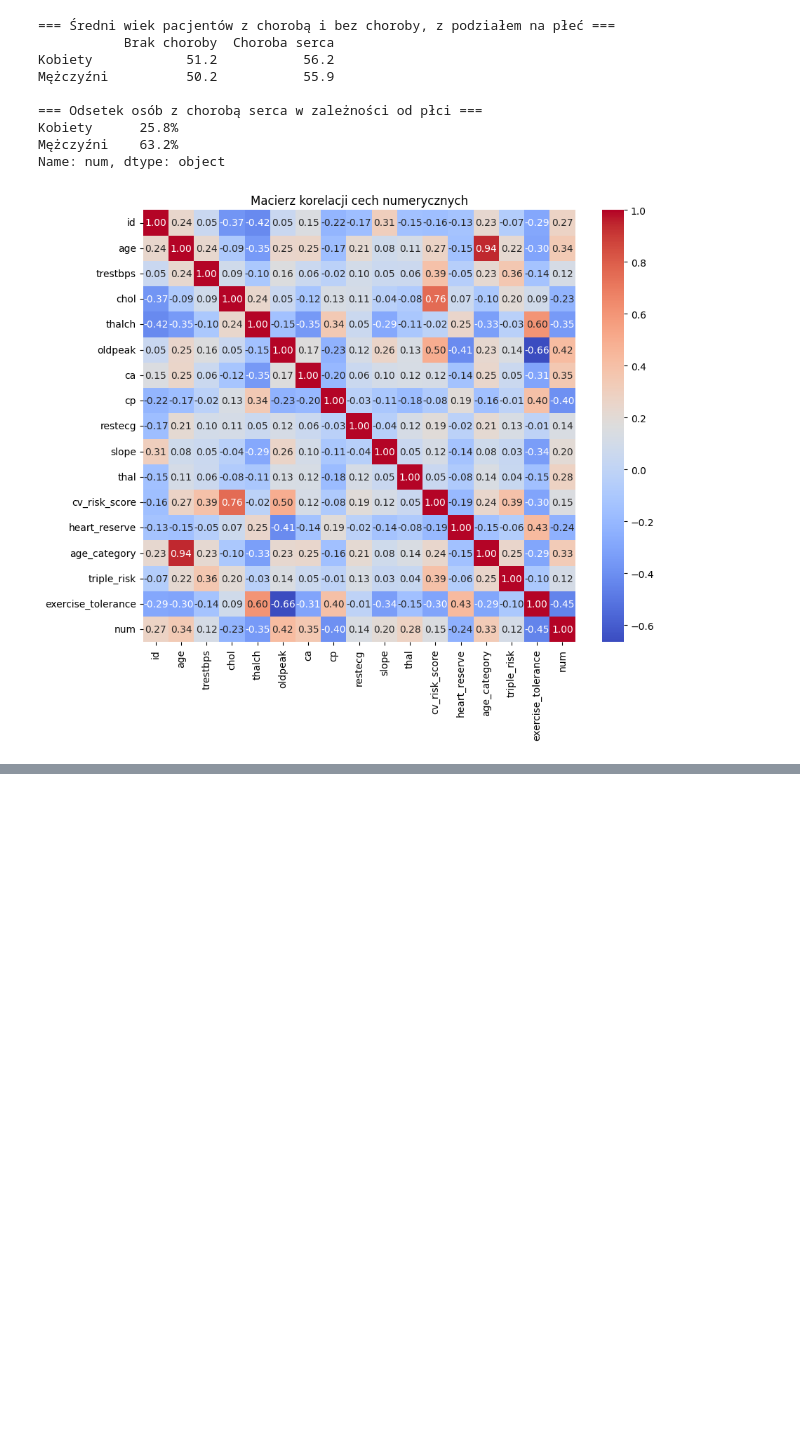
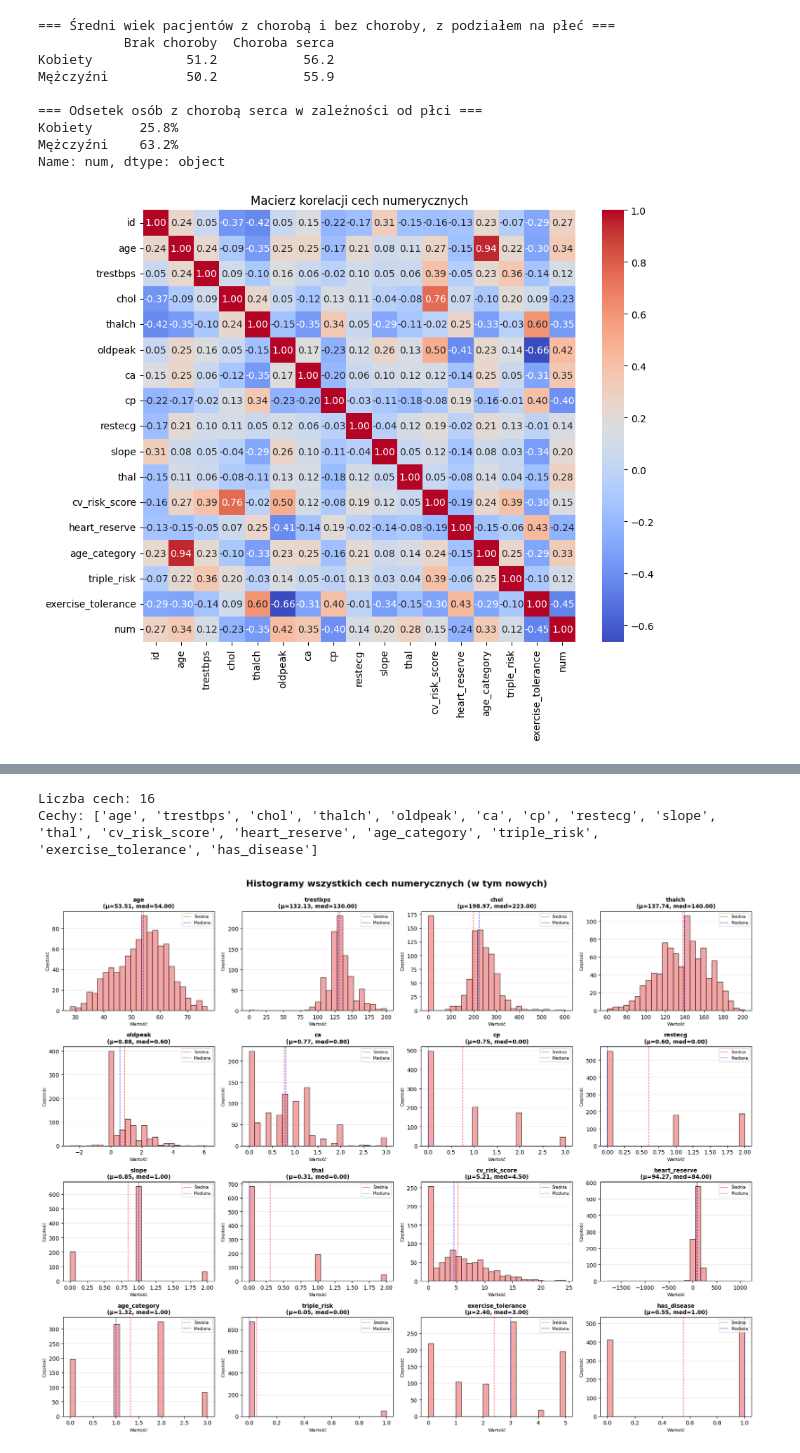
Before and after one commit to Nachos-mic/ZMUM_PROJEKT, a Jupyter notebook: zmum_project.ipynb, the cells around one changed output, grey strips where cells are left out. Cells and saved outputs as stored; diff of their text form; code cells hidden in the pictures; blank space fills up the shorter version.

```diff
--- a/zmum_project.ipynb
+++ b/zmum_project.ipynb
@@ -126,12 +135,14 @@ num_cols = df.select_dtypes(include=[np.number]).columns.tolist()
 cat_cols = df.select_dtypes(include=['object', 'category']).columns.tolist()
 
 target_col = 'num' if 'num' in df.columns else None
-if target_col is not None:
+
+if target_col:
     if target_col in num_cols:
         num_cols.remove(target_col)
     if target_col in cat_cols:
         cat_cols.remove(target_col)
 
-print("num_cols:", num_cols)
-print("cat_cols:", cat_cols)
+print("Kolumny numeryczne:", num_cols)
+print("Kolumny kategoryczne:", cat_cols)
+print("Zmienna docelowa:", target_col)
 # %% [output]
@@ -739,0 +478,57 @@ Chory (num>0)                 1.59
+# %%
+# HISTOGRAMY CECH NUMERYCZNYCH
+# Wizualizacja rozkładu wszystkich cech numerycznych, w tym cech po ekstrakcji
+
+import matplotlib.pyplot as plt
+import numpy as np
+
+numeric_cols = df_encoded.select_dtypes(include=['float64', 'int64']).columns.tolist()
+cols_to_exclude = ['id', 'num']
+numeric_cols = [col for col in numeric_cols if col not in cols_to_exclude]
+
+# Sprawdzenie i zastąpienie wartości nieskończonych
+for col in numeric_cols:
+    if np.isinf(df_encoded[col]).any():
+        df_encoded[col] = df_encoded[col].replace([np.inf, -np.inf], np.nan)
+
+print(f"Liczba cech: {len(numeric_cols)}")
+print(f"Cechy: {numeric_cols}\n")
+
+# Ustawienia siatki
+n_cols_plot = 4
+n_rows_plot = int(np.ceil(len(numeric_cols) / n_cols_plot))
+
+fig, axes = plt.subplots(n_rows_plot, n_cols_plot, figsize=(18, n_rows_plot * 3.5))
+axes = axes.flatten()
+
+for idx, col in enumerate(numeric_cols):
+    data = df_encoded[col].dropna()
+
+    if len(data) == 0:
+        axes[idx].text(0.5, 0.5, f'{col}\n(brak danych)',
+                       ha='center', va='center', fontsize=10)
+        axes[idx].set_title(col, fontsize=10, fontweight='bold')
+        continue
+
+    axes[idx].hist(data, bins=25, color='lightcoral', edgecolor='black', alpha=0.7)
+    mean_val, median_val = data.mean(), data.median()
+
+    axes[idx].set_title(f'{col}\n(μ={mean_val:.2f}, med={median_val:.2f})',
+                        fontsize=10, fontweight='bold')
+    axes[idx].set_xlabel('Wartość', fontsize=8)
+    axes[idx].set_ylabel('Częstość', fontsize=8)
+    axes[idx].grid(axis='y', alpha=0.3)
+    axes[idx].axvline(mean_val, color='red', linestyle='--', linewidth=1, alpha=0.7, label='Średnia')
+    axes[idx].axvline(median_val, color='blue', linestyle='--', linewidth=1, alpha=0.7, label='Mediana')
+    axes[idx].legend(fontsize=7, loc='upper right')
+
+for idx in range(len(numeric_cols), len(axes)):
+    fig.delaxes(axes[idx])
+
+plt.suptitle("Histogramy wszystkich cech numerycznych (w tym nowych)", fontsize=16, fontweight='bold', y=0.995)
+plt.tight_layout()
+plt.show()
+# %% [output]
+Liczba cech: 16
+Cechy: ['age', 'trestbps', 'chol', 'thalch', 'oldpeak', 'ca', 'cp', 'restecg', 'slope', 'thal', 'cv_risk_score', 'heart_reserve', 'age_category', 'triple_risk', 'exercise_tolerance', 'has_disease']
+[figure, added]
```
Also changed, not shown: parts of 17 cells of this notebook.
